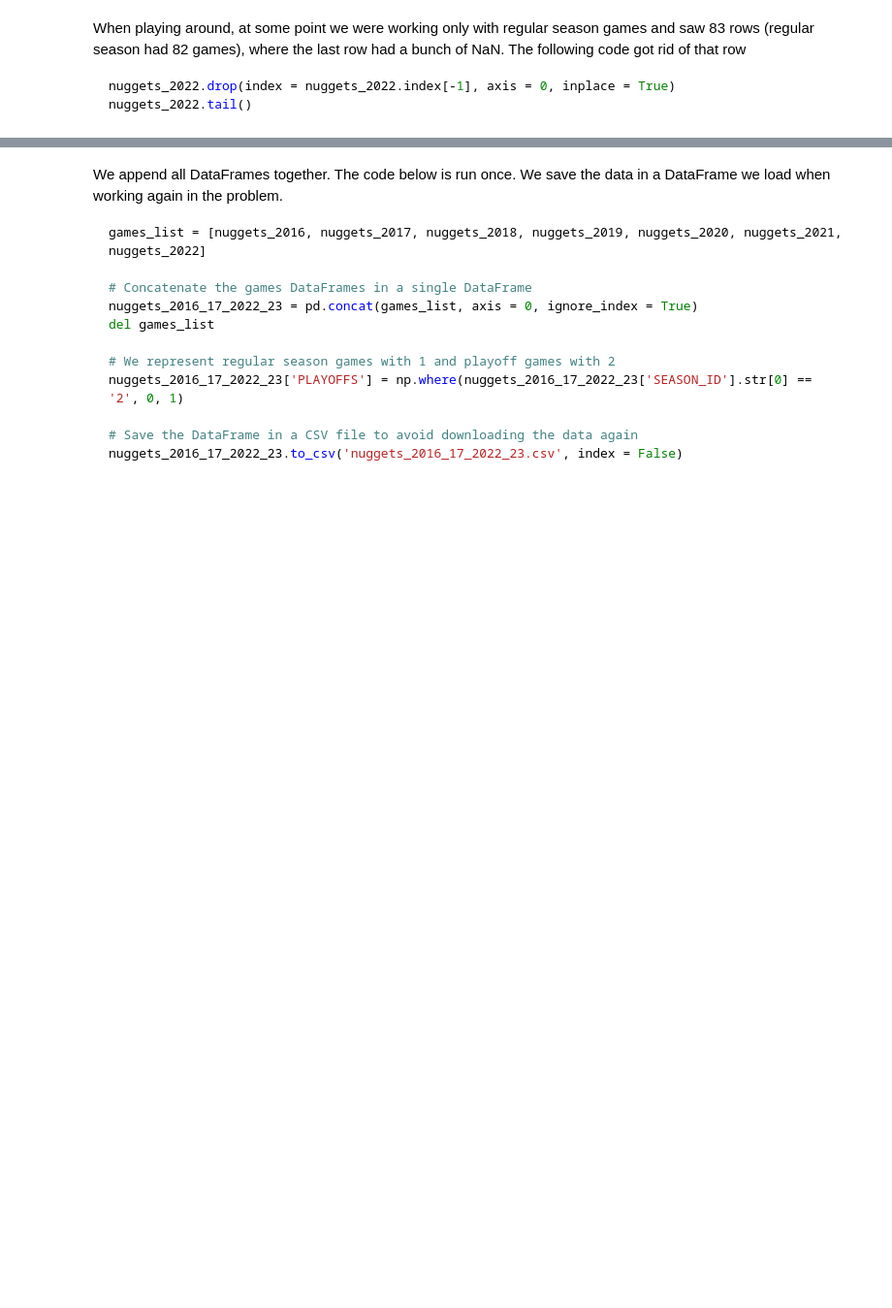
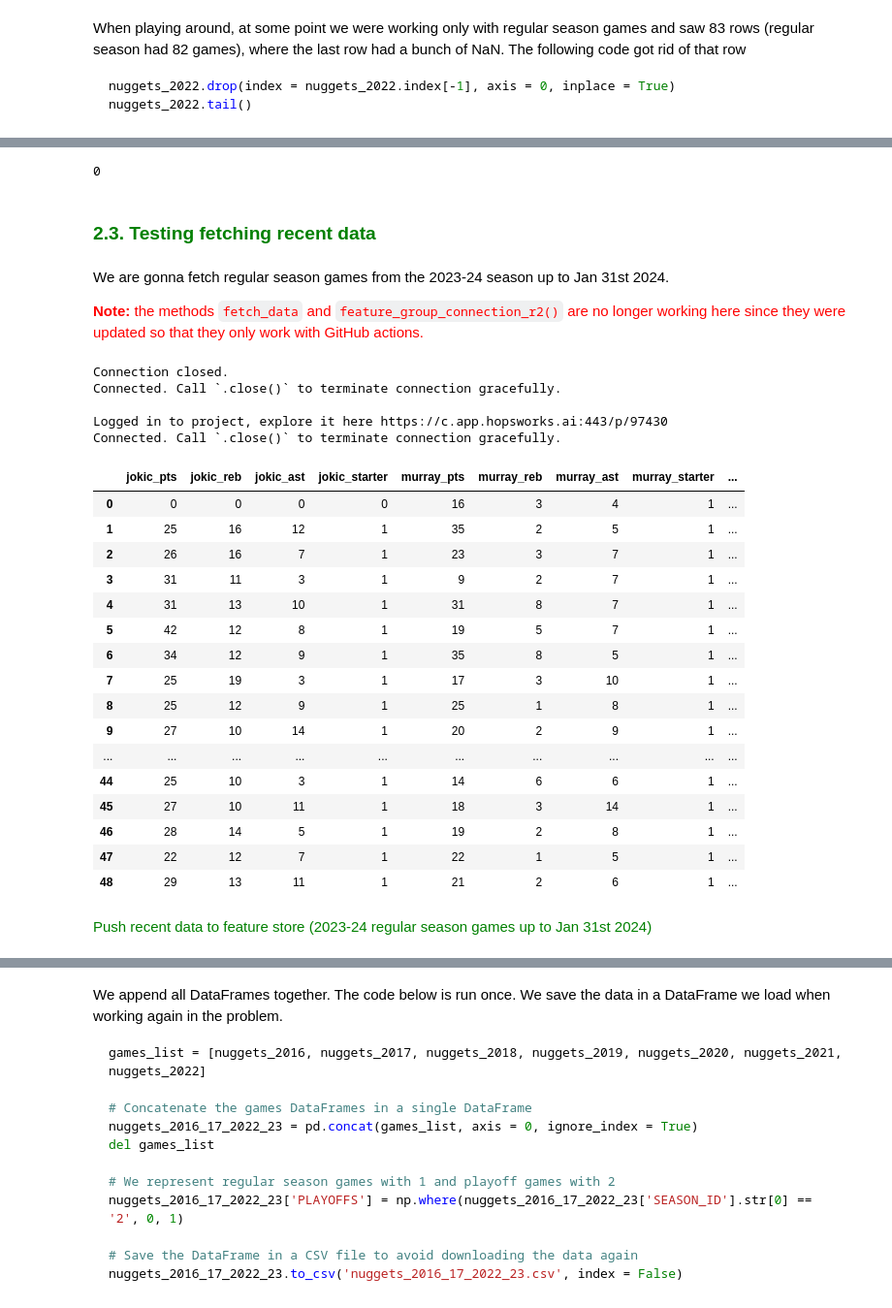
Before and after one commit to jacasta2/nba_analysis, a Jupyter notebook: jokic_murray/etl.ipynb, the cells around one changed output, grey strips where cells are left out. Shown: that part at 97% size. Cells and saved outputs as stored; diff of their text form; code cells hidden in the pictures; blank space fills up the shorter version.

Commit message:
Testing fetching data on schedule

```diff
--- a/jokic_murray/etl.ipynb
+++ b/jokic_murray/etl.ipynb
@@ -473,0 +592,15 @@ nuggets_2022.tail()
+# %%
+lakers_2023_24 = leaguegamefinder.LeagueGameFinder(
+            team_id_nullable=1610612747,
+            date_from_nullable='01/31/2024',
+            season_type_nullable='Playoffs'
+        ).get_data_frames()[0]
+len(lakers_2023_24)
+# %% [output]
+0
+# %% [markdown]
+### <span style="color:green">2.3. Testing fetching recent data</span>
+# %% [markdown]
+We are gonna fetch regular season games from the 2023-24 season up to Jan 31st 2024.
+
+<span style="color:red">**Note:** the methods `fetch_data` and `feature_group_connection_r2()` are no longer working here since they were updated so that they only work with GitHub actions.</span>
@@ -473,0 +613,32 @@ nuggets_2022.tail()
+# %%
+from importlib import reload
+fetch_data = reload(fetch_data)
+testing = fetch_data.fetch_recent_games()
+# %% [output]
+Connection closed.
+Connected. Call `.close()` to terminate connection gracefully.
+
+Logged in to project, explore it here https://c.app.hopsworks.ai:443/p/97430
+Connected. Call `.close()` to terminate connection gracefully.
+# %%
+testing
+# %% [output]
+|  | jokic_pts | jokic_reb | jokic_ast | jokic_starter | murray_pts | murray_reb | murray_ast | murray_starter | ... |
+| 0 | 0 | 0 | 0 | 0 | 16 | 3 | 4 | 1 | ... |
+| 1 | 25 | 16 | 12 | 1 | 35 | 2 | 5 | 1 | ... |
+| 2 | 26 | 16 | 7 | 1 | 23 | 3 | 7 | 1 | ... |
+| 3 | 31 | 11 | 3 | 1 | 9 | 2 | 7 | 1 | ... |
+| 4 | 31 | 13 | 10 | 1 | 31 | 8 | 7 | 1 | ... |
+| 5 | 42 | 12 | 8 | 1 | 19 | 5 | 7 | 1 | ... |
+| 6 | 34 | 12 | 9 | 1 | 35 | 8 | 5 | 1 | ... |
+| 7 | 25 | 19 | 3 | 1 | 17 | 3 | 10 | 1 | ... |
+| 8 | 25 | 12 | 9 | 1 | 25 | 1 | 8 | 1 | ... |
+| 9 | 27 | 10 | 14 | 1 | 20 | 2 | 9 | 1 | ... |
+| ... | ... | ... | ... | ... | ... | ... | ... | ... | ... |
+| 44 | 25 | 10 | 3 | 1 | 14 | 6 | 6 | 1 | ... |
+| 45 | 27 | 10 | 11 | 1 | 18 | 3 | 14 | 1 | ... |
+| 46 | 28 | 14 | 5 | 1 | 19 | 2 | 8 | 1 | ... |
+| 47 | 22 | 12 | 7 | 1 | 22 | 1 | 5 | 1 | ... |
+| 48 | 29 | 13 | 11 | 1 | 21 | 2 | 6 | 1 | ... |
+# %% [markdown]
+<span style="color:green">Push recent data to feature store (2023-24 regular season games up to Jan 31st 2024)</span>
```
Also changed, not shown: parts of 24 cells of this notebook, 9 other files.
